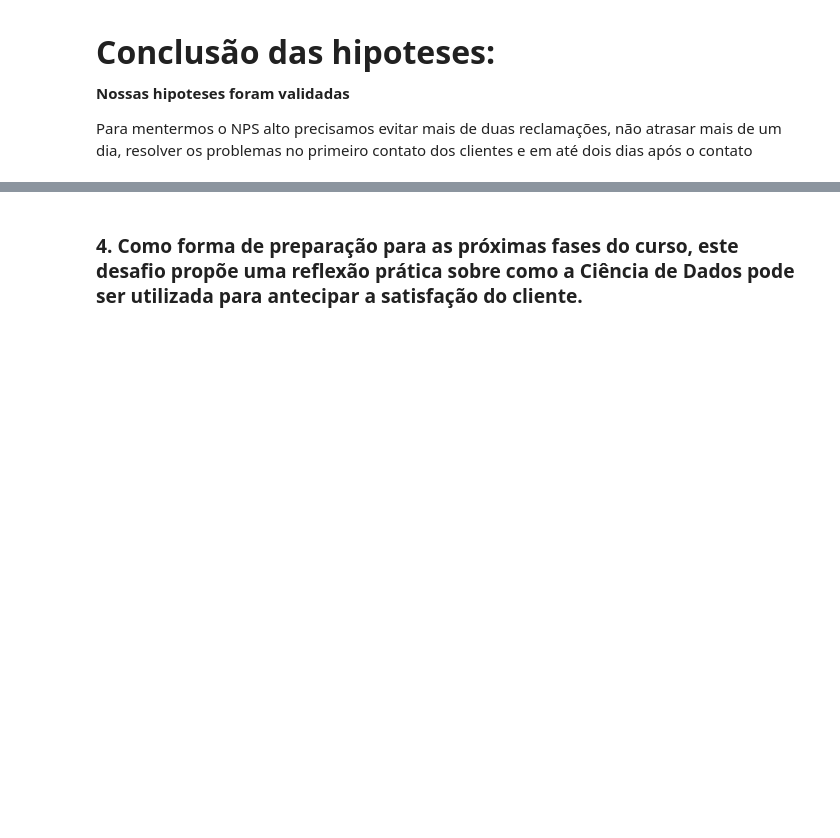
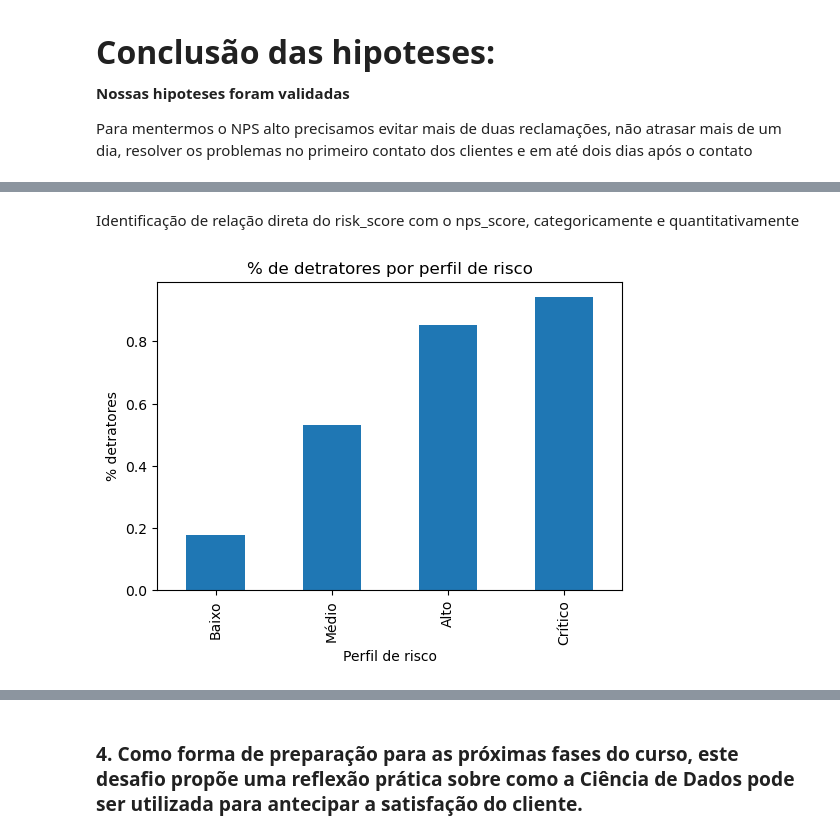
Before and after one commit to LucasRuizMartins/fiap_tech_challenge_01, a Jupyter notebook: notebooks/teach_challenge.ipynb, the cells around one changed output, grey strips where cells are left out. Cells and saved outputs as stored; diff of their text form; code cells hidden in the pictures; blank space fills up the shorter version.

```diff
--- a/notebooks/teach_challenge.ipynb
+++ b/notebooks/teach_challenge.ipynb
@@ -651,0 +788,13 @@ df_nps.head(2)
+# %% [markdown]
+Identificação de relação direta do risk_score com o nps_score, categoricamente e quantitativamente
+# %%
+df_nps['is_detrator'] = (df_nps['nps_cat'] == 1)
+
+plt.figure(figsize=(6,4))
+df_nps.groupby('risk_level',observed=False)['is_detrator'].mean().plot(kind='bar')
+plt.title('% de detratores por perfil de risco')
+plt.ylabel('% detratores')
+plt.xlabel('Perfil de risco')
+plt.show()
+# %% [output]
+[figure, added]
```
Also changed, not shown: parts of 60 cells of this notebook.
